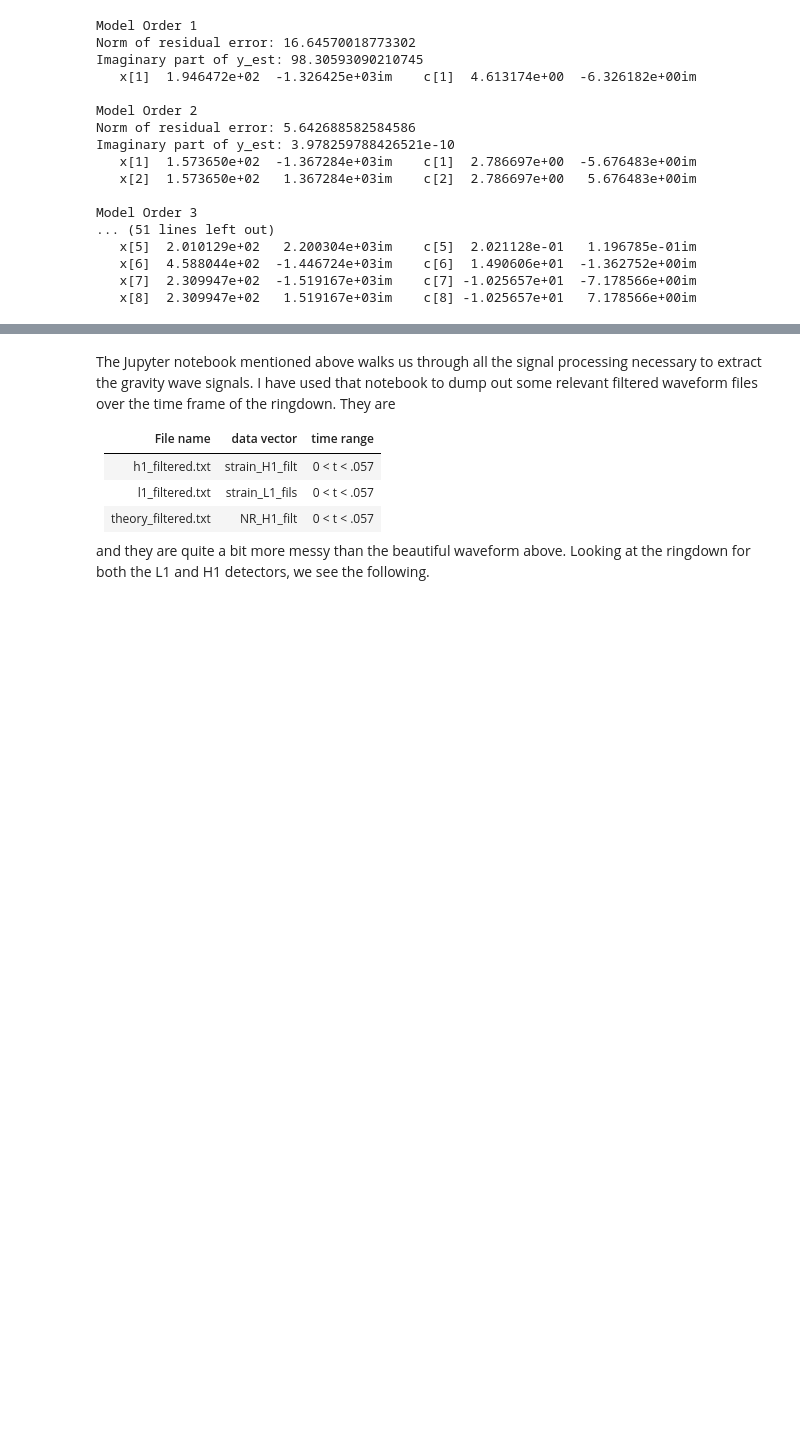
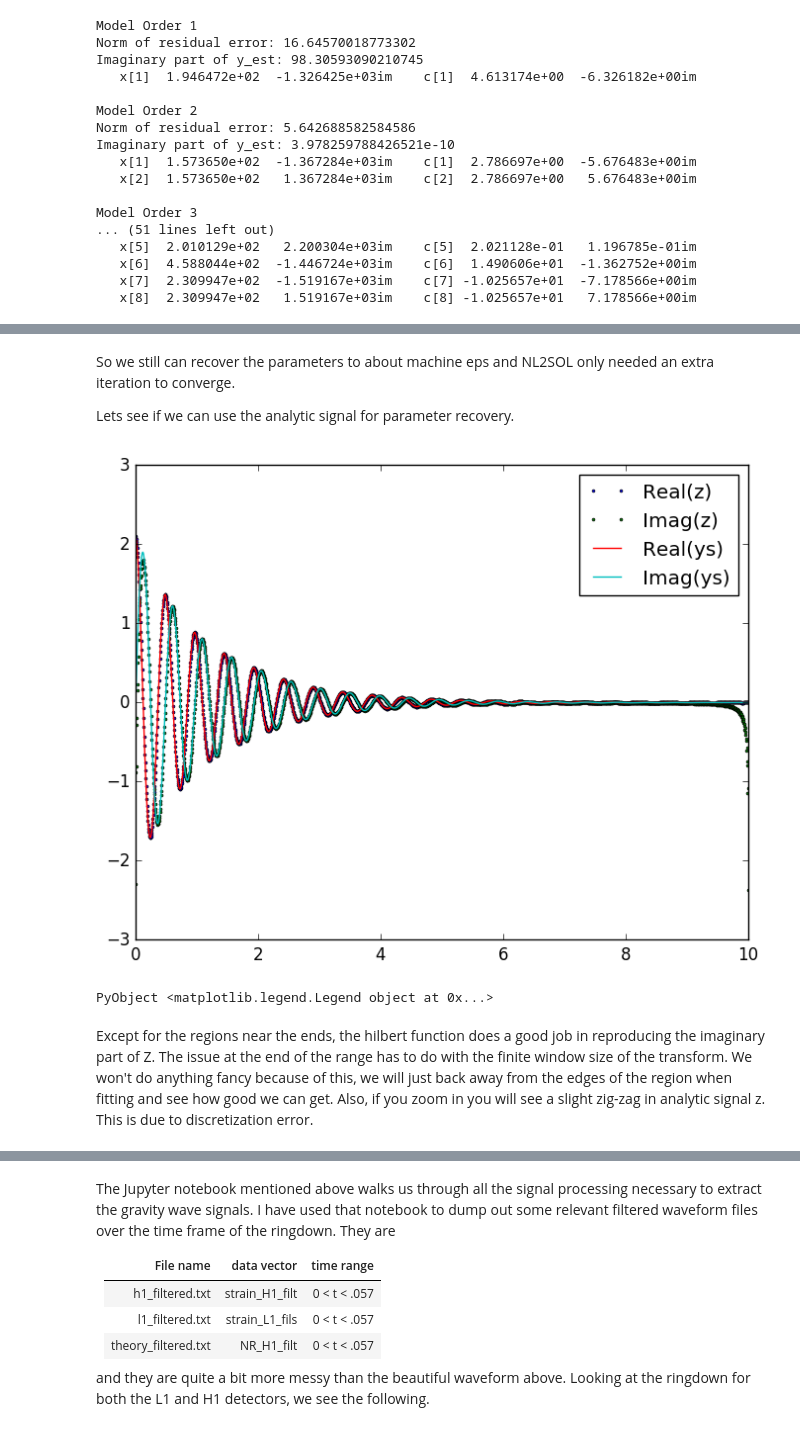
Before and after one commit to macd/dbm_notebooks, a Jupyter notebook: ringdown_fit.ipynb, the cells around one changed output, grey strips where cells are left out. Saved outputs shown, nothing was run; the diff lists cells and outputs as text; code cells hidden in the pictures; blank space fills up the shorter version.

Commit message:
More analysis. Still not done

```diff
--- a/ringdown_fit.ipynb
+++ b/ringdown_fit.ipynb
@@ -311,0 +419,18 @@ println("error count", error_count)
+# %% [markdown]
+So we still can recover the parameters to about machine eps and NL2SOL only needed an extra iteration to converge.
+
+Lets see if we can use the analytic signal for parameter recovery.
+# %%
+using DSP
+z = hilbert(real(ys))
+
+plot(ts, real(z), "o", markersize=2.0, label="Real(z)")
+plot(ts, imag(z), "o", markersize=2.0, label="Imag(z)")
+plot(ts, real(ys), label="Real(ys)")
+plot(ts, imag(ys), label="Imag(ys)")
+legend(loc="upper right")
+# %% [output]
+[figure, added]
+PyObject <matplotlib.legend.Legend object at 0x...>
+# %% [markdown]
+Except for the regions near the ends, the hilbert function does a good job in reproducing the imaginary part of Z.  The issue at the end of the range has to do with the finite window size of the transform. We won't do anything fancy because of this, we will just back away from the edges of the region when fitting and see how good we can get.  Also, if you zoom in you will see a slight zig-zag in analytic signal z.  This is due to discretization error.
```
Also changed, not shown: parts of 37 cells of this notebook.
